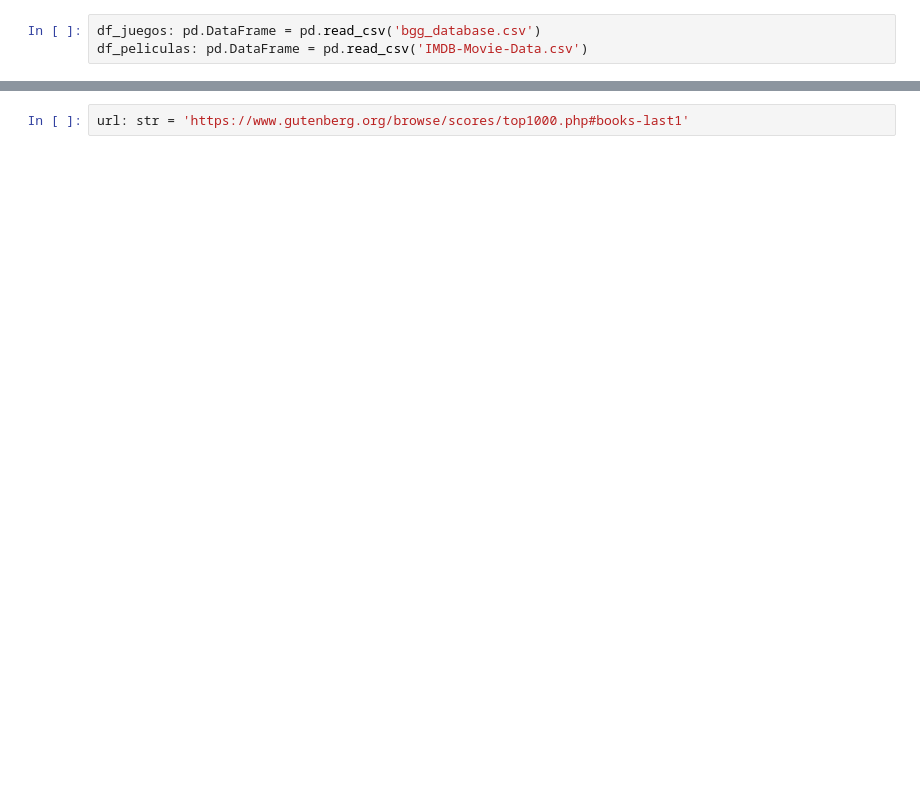
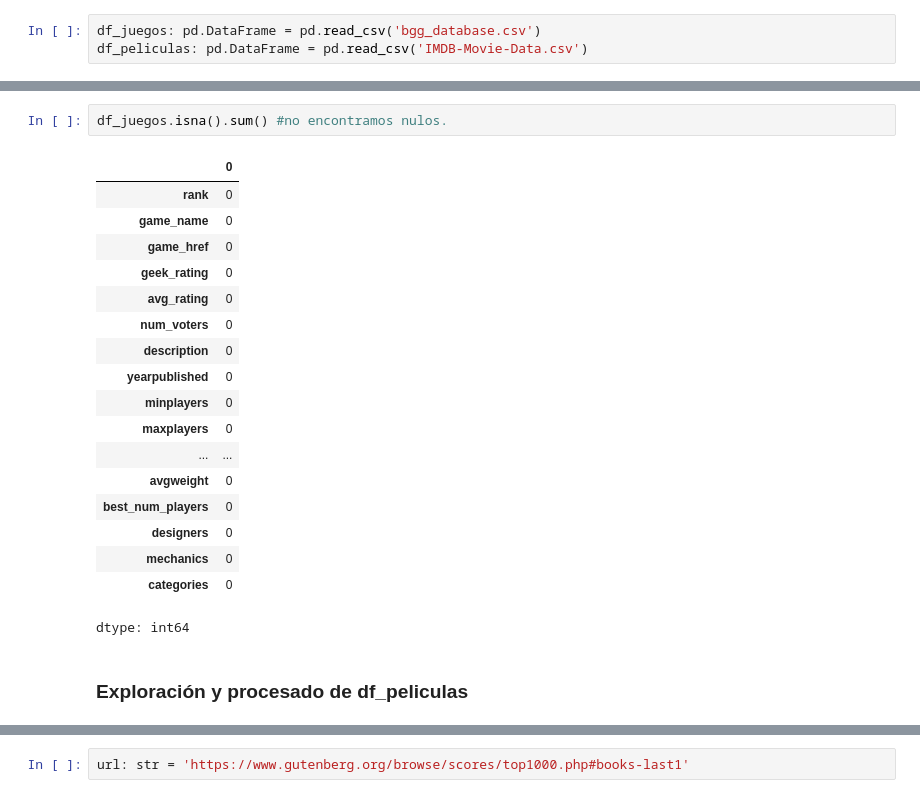
Before and after one commit to bpace1/NLP-TP1, a Jupyter notebook: NLP_TP1.ipynb, the cells around one changed output, grey strips where cells are left out. Cells and saved outputs as stored; diff of their text form; blank space fills up the shorter version.

```diff
--- a/NLP_TP1.ipynb
+++ b/NLP_TP1.ipynb
@@ -45,0 +93,23 @@ df_peliculas: pd.DataFrame = pd.read_csv('IMDB-Movie-Data.csv')
+# %%
+df_juegos.isna().sum() #no encontramos nulos.
+# %% [output]
+|  | 0 |
+| rank | 0 |
+| game_name | 0 |
+| game_href | 0 |
+| geek_rating | 0 |
+| avg_rating | 0 |
+| num_voters | 0 |
+| description | 0 |
+| yearpublished | 0 |
+| minplayers | 0 |
+| maxplayers | 0 |
+| ... | ... |
+| avgweight | 0 |
+| best_num_players | 0 |
+| designers | 0 |
+| mechanics | 0 |
+| categories | 0 |
+dtype: int64
+# %% [markdown]
+### Exploración y procesado de df_peliculas
```
Also changed, not shown: parts of 22 cells of this notebook.
